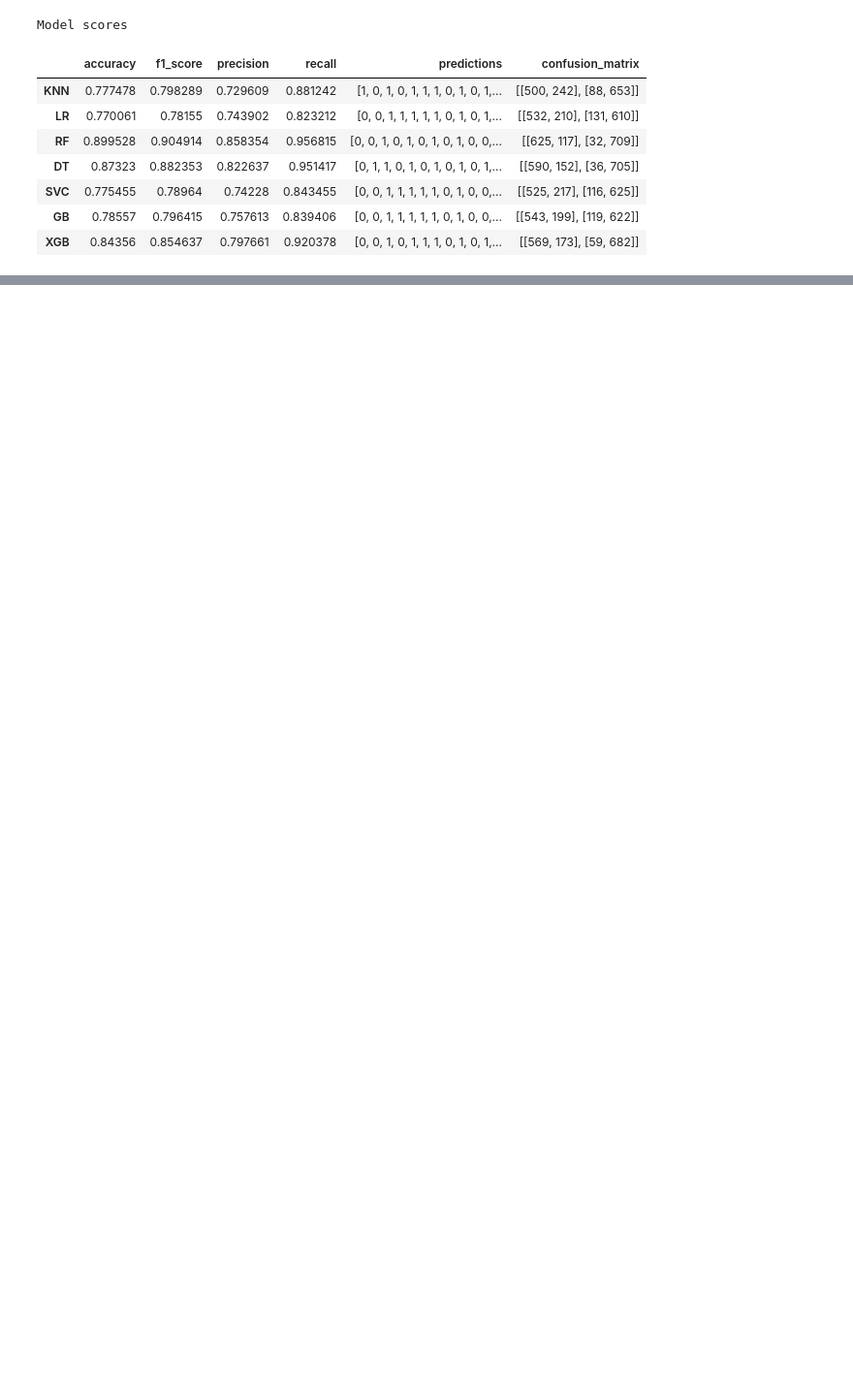
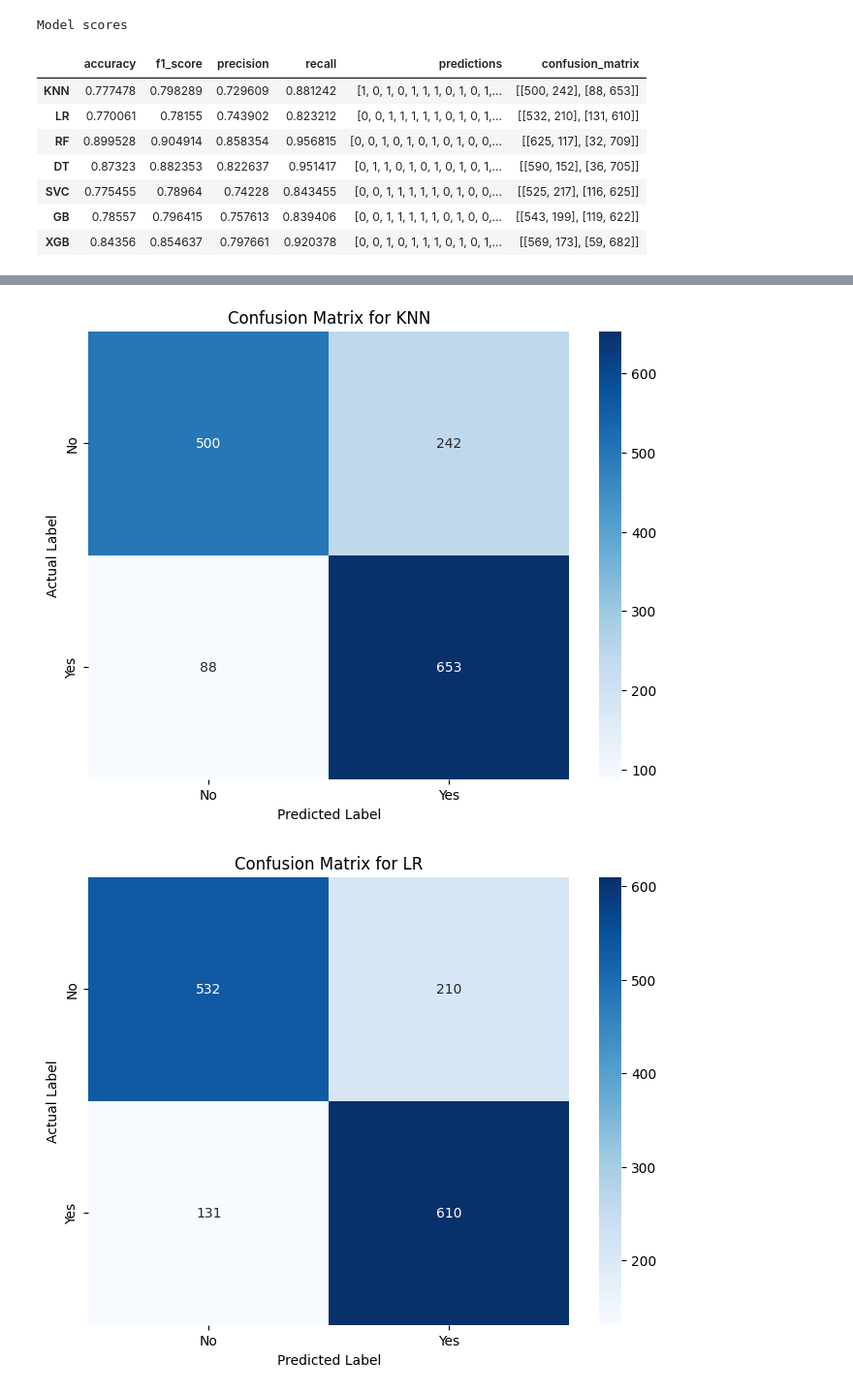
Before and after one commit to Asi9128/PHASE2_FIRST_PROJECT, a Jupyter notebook: PROJECT1_PH2.ipynb, the cells around one changed output, grey strips where cells are left out. Shown at 97% size. Cells and saved outputs as stored; diff of their text form; code cells hidden in the pictures; blank space fills up the shorter version.

Commit message:
Model Evaluation

```diff
--- a/PROJECT1_PH2.ipynb
+++ b/PROJECT1_PH2.ipynb
@@ -1617,0 +1667,17 @@ Model scores
+# %%
+# Defining a function to plot confusion matrix out of the dictionary
+
+def confusion_matrix(conf_matrix, model_name):
+    plt.figure(figsize=(8,6))
+    sns.heatmap(conf_matrix, annot=True, cmap="Blues", xticklabels=['No', 'Yes'], yticklabels=['No', 'Yes'], fmt='g')
+    plt.title(f"Confusion Matrix for {model_name}")
+    plt.xlabel('Predicted Label')
+    plt.ylabel('Actual Label')
+    plt.show()
+
+for model in eval_result.keys():
+    conf_matrix = eval_result[model]['confusion_matrix']
+    confusion_matrix(conf_matrix, model)
+# %% [output]
+[figure, added]
+[figure, added]
```
Also changed, not shown: parts of 10 cells of this notebook.
